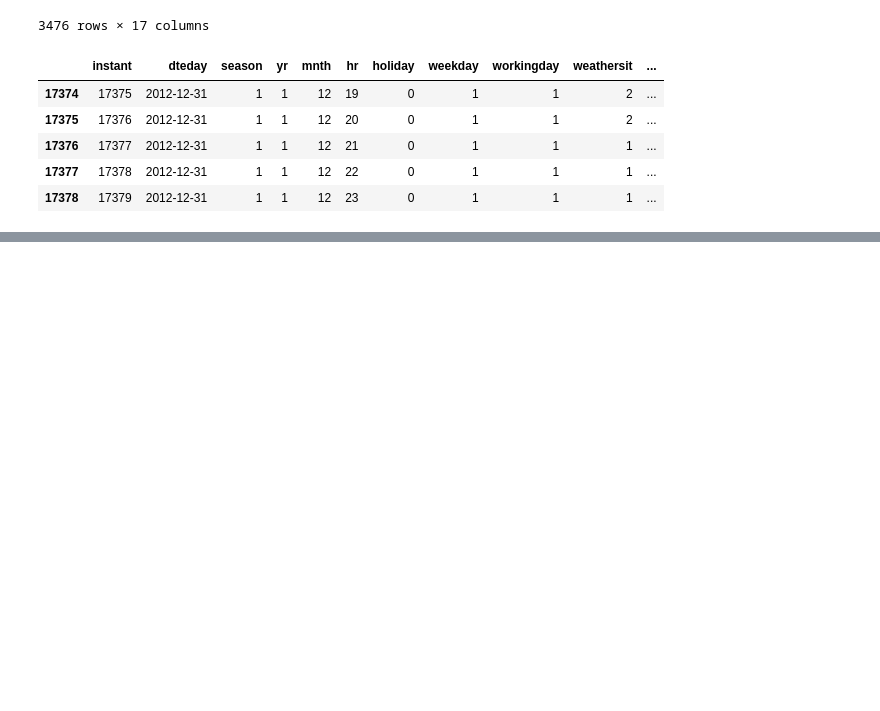
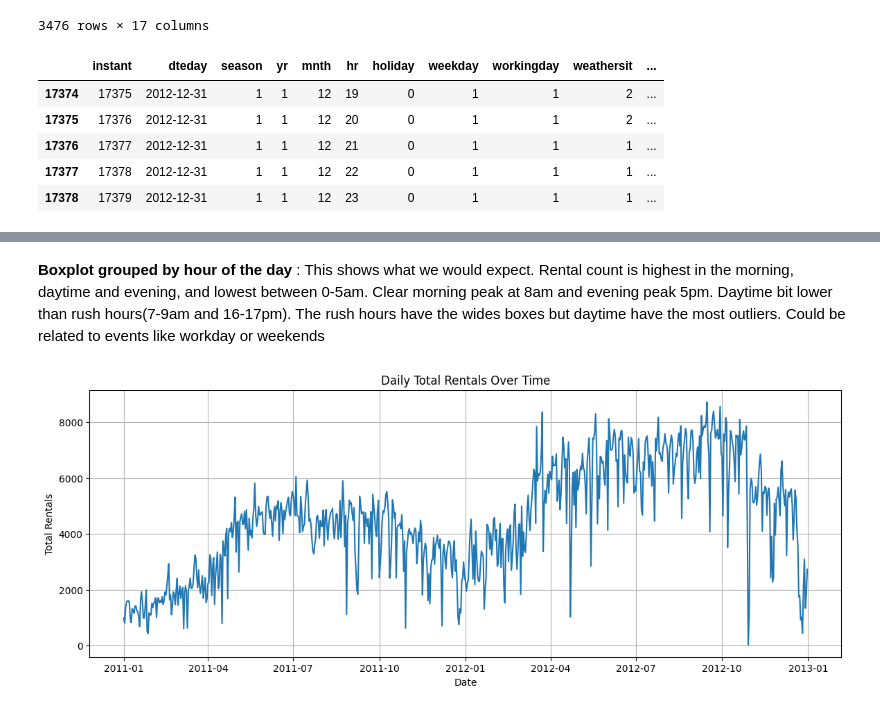
Before and after one commit to Sebastianrix/Data-Things, a Jupyter notebook: 5) Time series/TSA_Task.ipynb, the cells around one changed output, grey strips where cells are left out. Cells and saved outputs as stored; diff of their text form; code cells hidden in the pictures; blank space fills up the shorter version.

```diff
--- a/5) Time series/TSA_Task.ipynb
+++ b/5) Time series/TSA_Task.ipynb
@@ -158,0 +219,14 @@ Any dublicates? : 0
+# %% [markdown]
+<p><strong>Boxplot grouped by hour of the day</strong> : This shows what we would expect. Rental count is highest in the morning, daytime and evening, and lowest between 0-5am. Clear morning peak at 8am and evening peak 5pm. Daytime bit lower than rush hours(7-9am and 16-17pm). The rush hours have the wides boxes  but daytime have the most outliers. Could be related to events like workday or weekends</p>
+# %%
+daily_df = df.groupby('dteday')['cnt'].sum().reset_index()
+
+plt.figure(figsize=(14, 5))
+sns.lineplot(x='dteday', y='cnt', data=daily_df)
+plt.title("Daily Total Rentals Over Time")
+plt.xlabel("Date")
+plt.ylabel("Total Rentals")
+plt.grid(True)
+plt.show()
+# %% [output]
+[figure, added]
```
Also changed, not shown: parts of 16 cells of this notebook.
